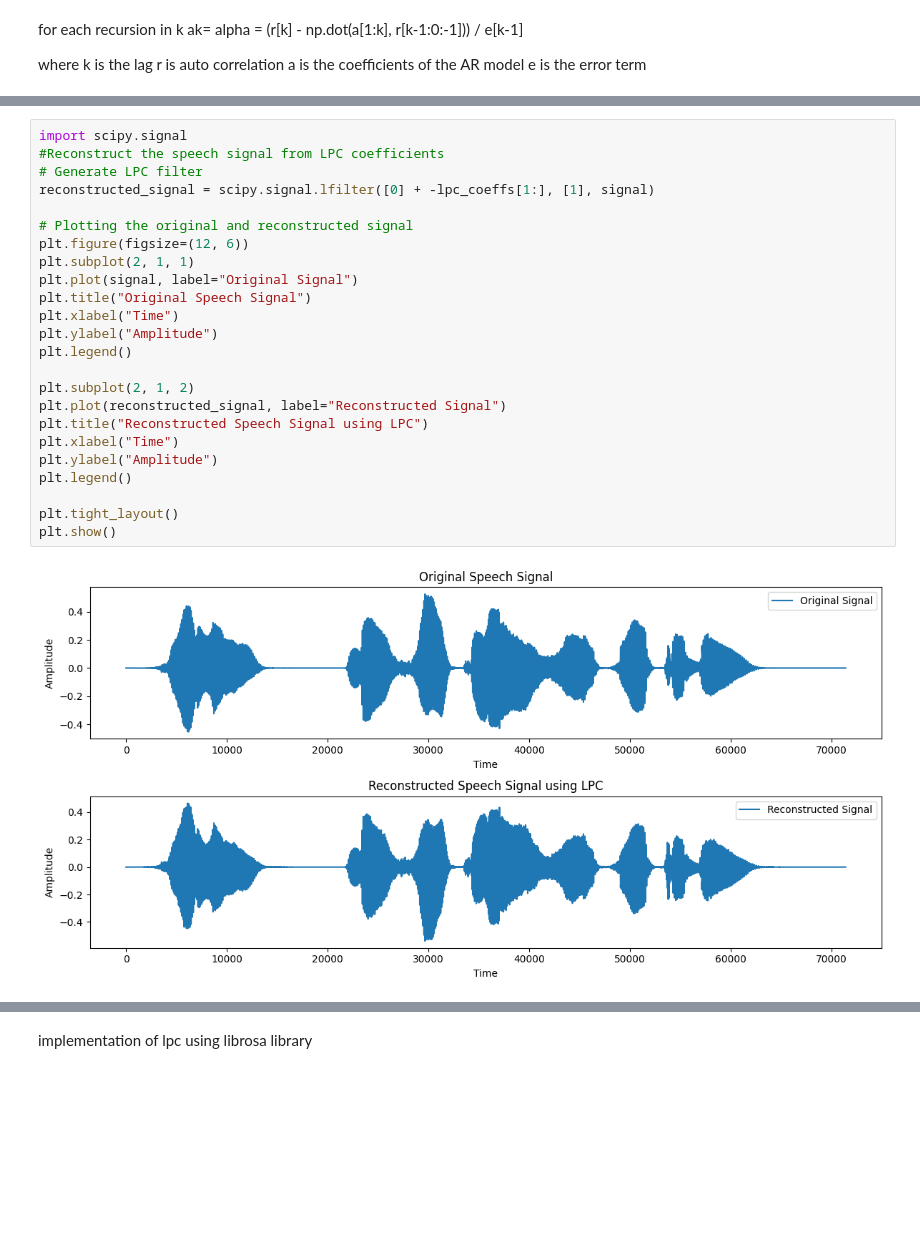
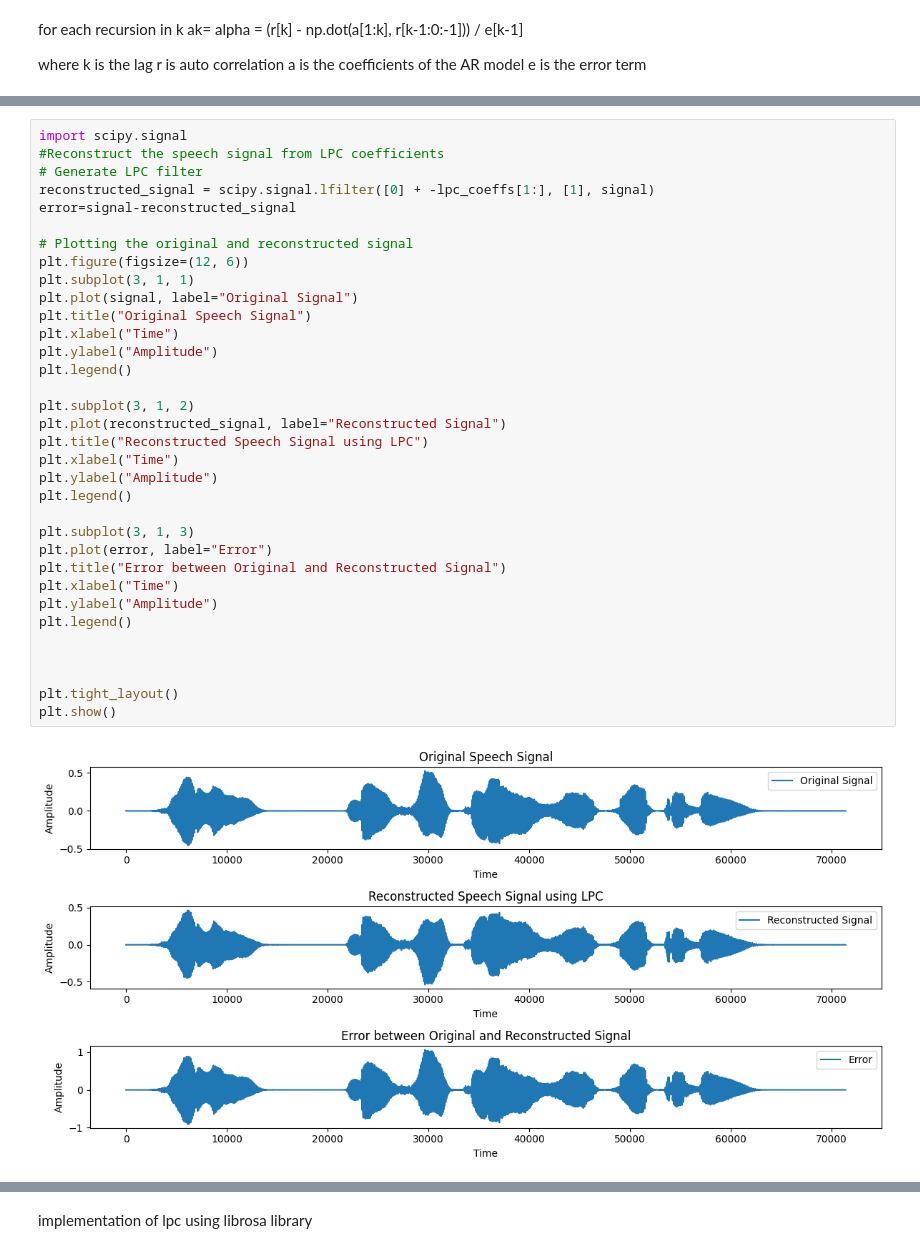
Before and after one commit to joshIsac/SpeechRecognition-, a Jupyter notebook: 2348423_lab-4-Linear predictive coding.ipynb, the cells around one changed output, grey strips where cells are left out. Cells and saved outputs as stored; diff of their text form; blank space fills up the shorter version.

```diff
--- a/2348423_lab-4-Linear predictive coding.ipynb
+++ b/2348423_lab-4-Linear predictive coding.ipynb
@@ -123,29 +123,39 @@ Formants (in Hz): [0.0, 1087.8486032614494, 2641.69997075929, 4023.430655257756,
 # %%
 import scipy.signal
 #Reconstruct the speech signal from LPC coefficients
 # Generate LPC filter
 reconstructed_signal = scipy.signal.lfilter([0] + -lpc_coeffs[1:], [1], signal)
+error=signal-reconstructed_signal
 
 # Plotting the original and reconstructed signal
 plt.figure(figsize=(12, 6))
-plt.subplot(2, 1, 1)
+plt.subplot(3, 1, 1)
 plt.plot(signal, label="Original Signal")
 plt.title("Original Speech Signal")
 plt.xlabel("Time")
 plt.ylabel("Amplitude")
 plt.legend()
 
-plt.subplot(2, 1, 2)
+plt.subplot(3, 1, 2)
 plt.plot(reconstructed_signal, label="Reconstructed Signal")
 plt.title("Reconstructed Speech Signal using LPC")
 plt.xlabel("Time")
 plt.ylabel("Amplitude")
 plt.legend()
 
+plt.subplot(3, 1, 3)
+plt.plot(error, label="Error")
+plt.title("Error between Original and Reconstructed Signal")
+plt.xlabel("Time")
+plt.ylabel("Amplitude")
+plt.legend()
+
+
+
 plt.tight_layout()
 plt.show()
 # %% [output]
-[figure, old version]
+[figure, new version]
 # %%
 # Output results
 print("LPC Coefficients:", lpc_coeffs)
```
Also changed, not shown: parts of 4 cells of this notebook, 1 other file.
